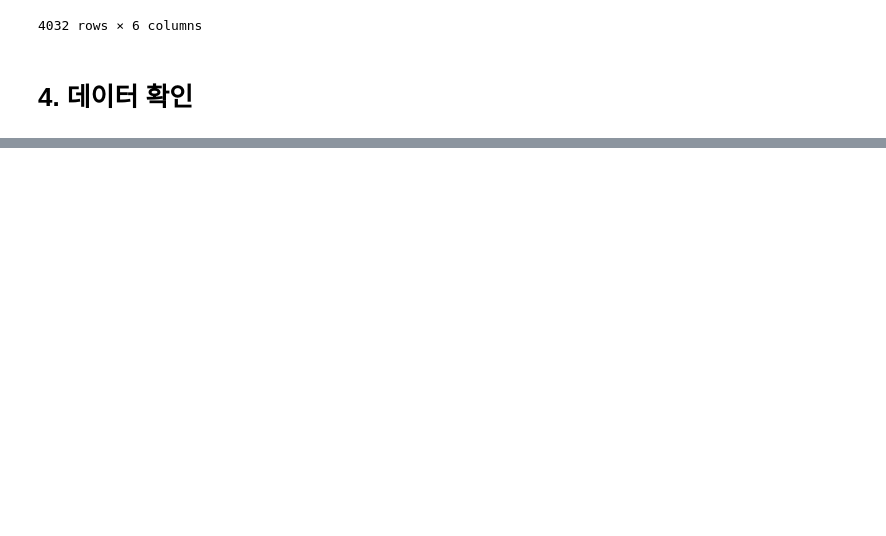
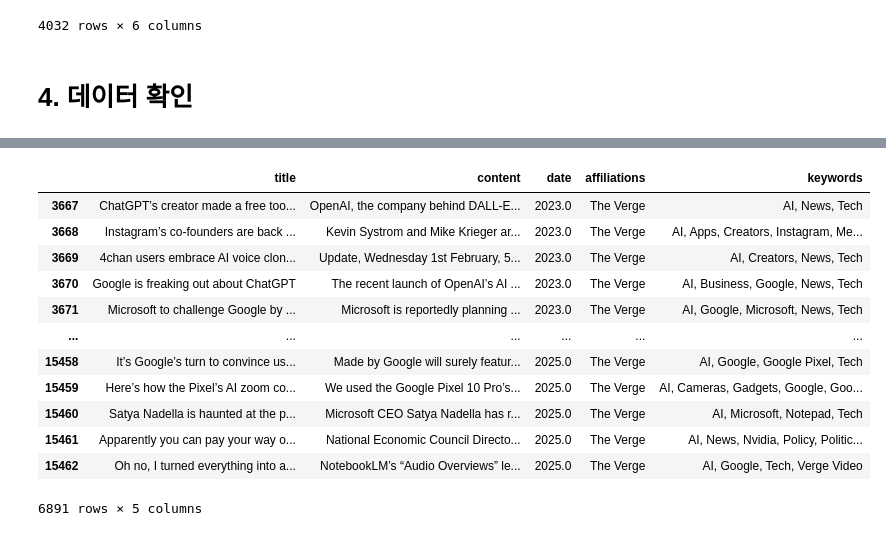
Before and after one commit to choi-ce3l/Journal, a Jupyter notebook: 데이터 병합.ipynb, the cells around one changed output, grey strips where cells are left out. Saved outputs shown, nothing was run; the diff lists cells and outputs as text; code cells hidden in the pictures; blank space fills up the shorter version.

```diff
--- a/데이터 병합.ipynb
+++ b/데이터 병합.ipynb
@@ -689,7 +727,7 @@ df_dedup
 # %%
 import pandas as pd
 
-industry=pd.read_csv('/home/dslab/choi/Journal/Data/06_industry.csv')
+industry=pd.read_csv('/home/dslab/choi/Journal/Data/07_industry.csv')
 journal=pd.read_csv('/home/dslab/choi/Journal/Data/08_journal.csv')
 
 print(industry.info())
@@ -714,0 +816,16 @@ None
+# %%
+industry[industry['affiliations']=='The Verge']
+# %% [output]
+|  | title | content | date | affiliations | keywords |
+| 3667 | ChatGPT’s creator made a free too... | OpenAI, the company behind DALL-E... | 2023.0 | The Verge | AI, News, Tech |
+| 3668 | Instagram’s co-founders are back ... | Kevin Systrom and Mike Krieger ar... | 2023.0 | The Verge | AI, Apps, Creators, Instagram, Me... |
+| 3669 | 4chan users embrace AI voice clon... | Update, Wednesday 1st February, 5... | 2023.0 | The Verge | AI, Creators, News, Tech |
+| 3670 | Google is freaking out about ChatGPT | The recent launch of OpenAI’s AI ... | 2023.0 | The Verge | AI, Business, Google, News, Tech |
+| 3671 | Microsoft to challenge Google by ... | Microsoft is reportedly planning ... | 2023.0 | The Verge | AI, Google, Microsoft, News, Tech |
+| ... | ... | ... | ... | ... | ... |
+| 15458 | It’s Google’s turn to convince us... | Made by Google will surely featur... | 2025.0 | The Verge | AI, Google, Google Pixel, Tech |
+| 15459 | Here’s how the Pixel’s AI zoom co... | We used the Google Pixel 10 Pro’s... | 2025.0 | The Verge | AI, Cameras, Gadgets, Google, Goo... |
+| 15460 | Satya Nadella is haunted at the p... | Microsoft CEO Satya Nadella has r... | 2025.0 | The Verge | AI, Microsoft, Notepad, Tech |
+| 15461 | Apparently you can pay your way o... | National Economic Council Directo... | 2025.0 | The Verge | AI, News, Nvidia, Policy, Politic... |
+| 15462 | Oh no, I turned everything into a... | NotebookLM’s “Audio Overviews” le... | 2025.0 | The Verge | AI, Google, Tech, Verge Video |
+6891 rows × 5 columns
```
Also changed, not shown: parts of 11 cells of this notebook.
